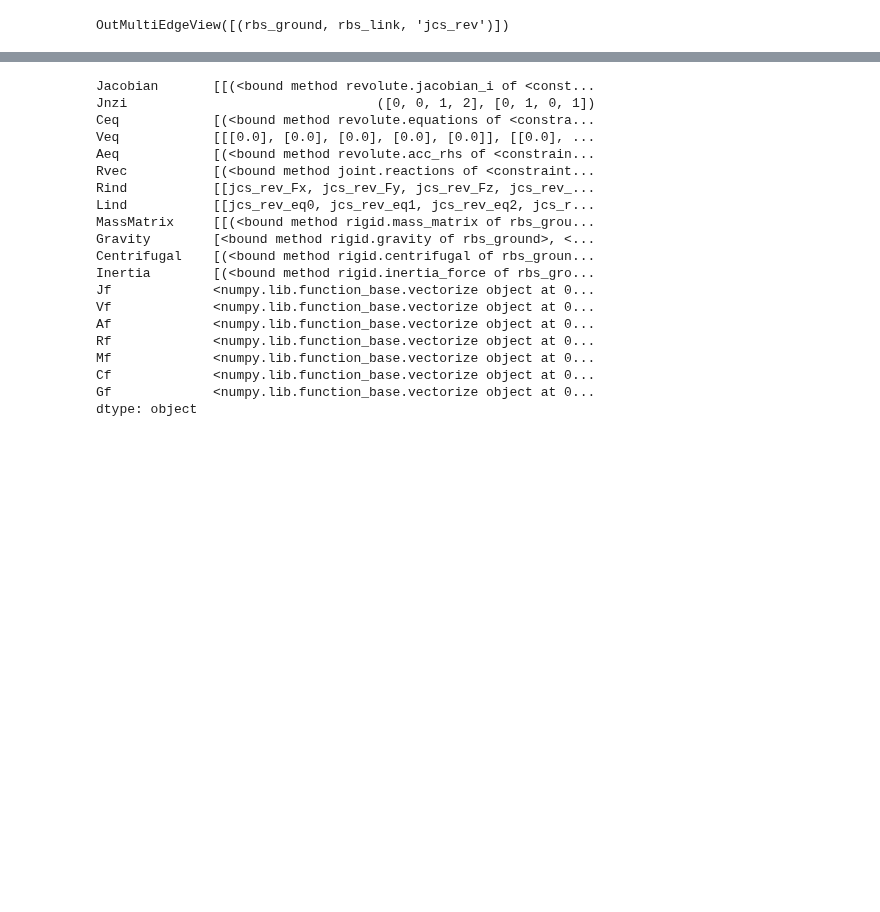
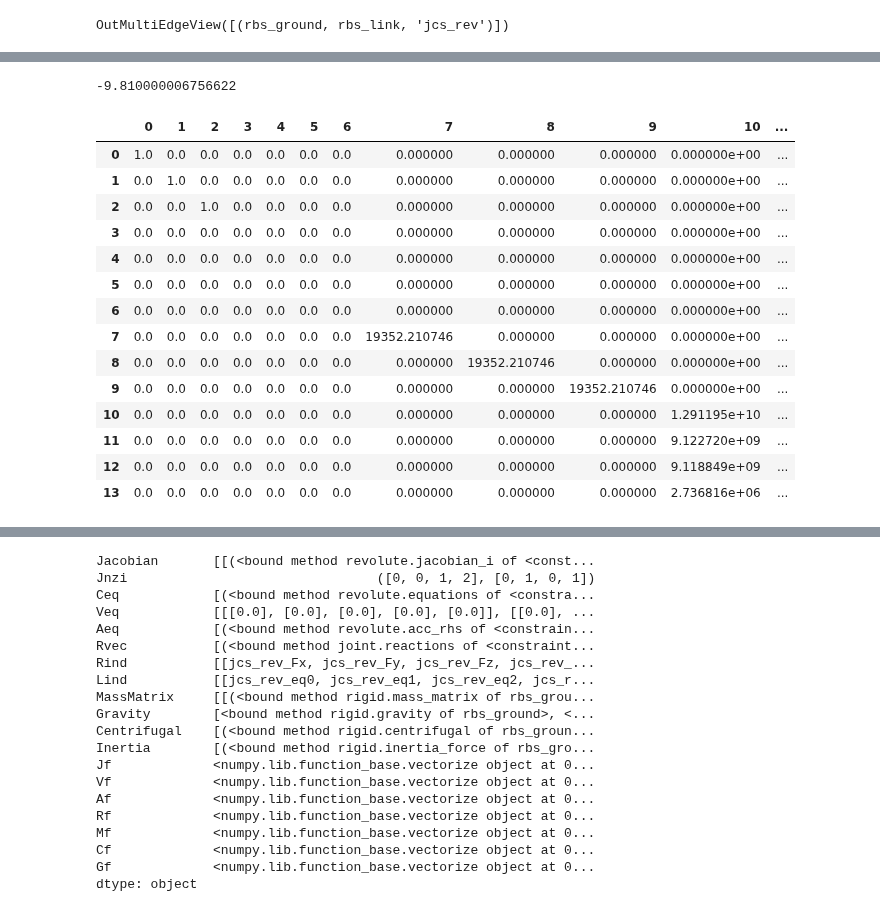
Before and after one commit to khaledghobashy/asurt_cdt, a Jupyter notebook: models/fourbar/fourbar.ipynb, the cells around one changed output, grey strips where cells are left out. Saved outputs shown, nothing was run; the diff lists cells and outputs as text; code cells hidden in the pictures; blank space fills up the shorter version.

```diff
--- a/models/fourbar/fourbar.ipynb
+++ b/models/fourbar/fourbar.ipynb
@@ -507,0 +584,22 @@ dop853: larger nmax is needed
+# %%
+((-1.06787918e+08+0*1.072625e+08)/10885.618545)*1e-3
+# %% [output]
+-9.810000006756622
+# %%
+pd.DataFrame(M.A)
+# %% [output]
+|  | 0 | 1 | 2 | 3 | 4 | 5 | 6 | 7 | 8 | 9 | 10 | ... |
+| 0 | 1.0 | 0.0 | 0.0 | 0.0 | 0.0 | 0.0 | 0.0 | 0.000000 | 0.000000 | 0.000000 | 0.000000e+00 | ... |
+| 1 | 0.0 | 1.0 | 0.0 | 0.0 | 0.0 | 0.0 | 0.0 | 0.000000 | 0.000000 | 0.000000 | 0.000000e+00 | ... |
+| 2 | 0.0 | 0.0 | 1.0 | 0.0 | 0.0 | 0.0 | 0.0 | 0.000000 | 0.000000 | 0.000000 | 0.000000e+00 | ... |
+| 3 | 0.0 | 0.0 | 0.0 | 0.0 | 0.0 | 0.0 | 0.0 | 0.000000 | 0.000000 | 0.000000 | 0.000000e+00 | ... |
+| 4 | 0.0 | 0.0 | 0.0 | 0.0 | 0.0 | 0.0 | 0.0 | 0.000000 | 0.000000 | 0.000000 | 0.000000e+00 | ... |
+| 5 | 0.0 | 0.0 | 0.0 | 0.0 | 0.0 | 0.0 | 0.0 | 0.000000 | 0.000000 | 0.000000 | 0.000000e+00 | ... |
+| 6 | 0.0 | 0.0 | 0.0 | 0.0 | 0.0 | 0.0 | 0.0 | 0.000000 | 0.000000 | 0.000000 | 0.000000e+00 | ... |
+| 7 | 0.0 | 0.0 | 0.0 | 0.0 | 0.0 | 0.0 | 0.0 | 19352.210746 | 0.000000 | 0.000000 | 0.000000e+00 | ... |
+| 8 | 0.0 | 0.0 | 0.0 | 0.0 | 0.0 | 0.0 | 0.0 | 0.000000 | 19352.210746 | 0.000000 | 0.000000e+00 | ... |
+| 9 | 0.0 | 0.0 | 0.0 | 0.0 | 0.0 | 0.0 | 0.0 | 0.000000 | 0.000000 | 19352.210746 | 0.000000e+00 | ... |
+| 10 | 0.0 | 0.0 | 0.0 | 0.0 | 0.0 | 0.0 | 0.0 | 0.000000 | 0.000000 | 0.000000 | 1.291195e+10 | ... |
+| 11 | 0.0 | 0.0 | 0.0 | 0.0 | 0.0 | 0.0 | 0.0 | 0.000000 | 0.000000 | 0.000000 | 9.122720e+09 | ... |
+| 12 | 0.0 | 0.0 | 0.0 | 0.0 | 0.0 | 0.0 | 0.0 | 0.000000 | 0.000000 | 0.000000 | 9.118849e+09 | ... |
+| 13 | 0.0 | 0.0 | 0.0 | 0.0 | 0.0 | 0.0 | 0.0 | 0.000000 | 0.000000 | 0.000000 | 2.736816e+06 | ... |
```
Also changed, not shown: parts of 12 cells of this notebook, 3 other files.
